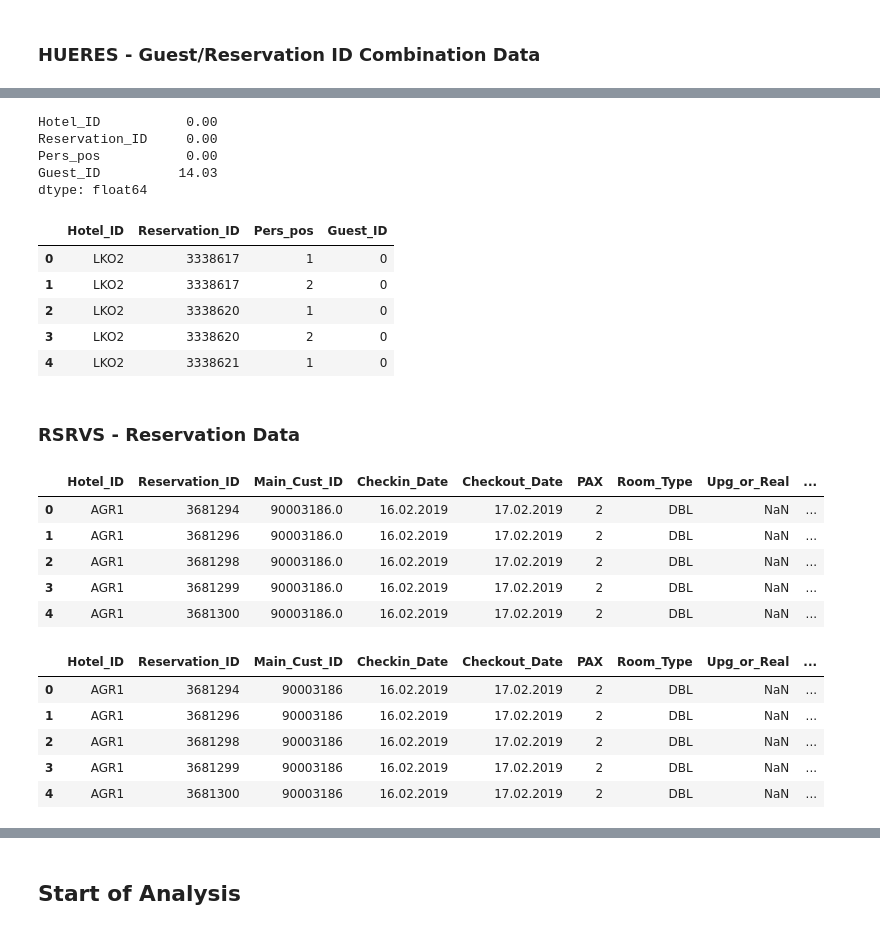
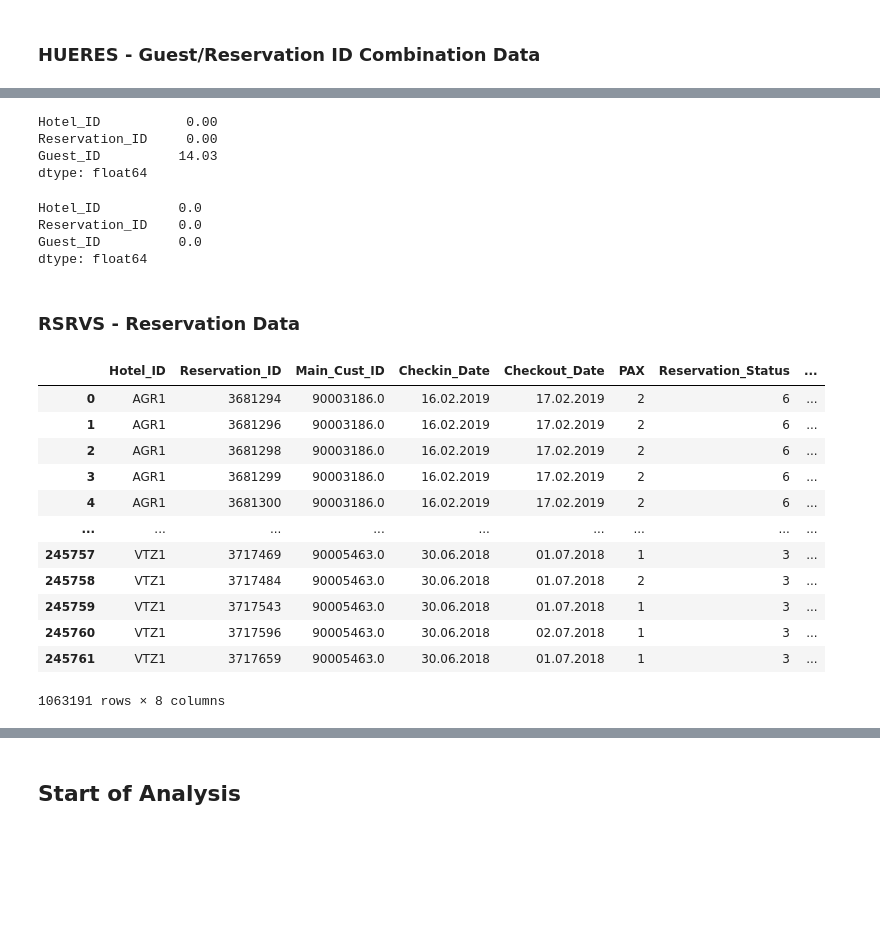
Before and after one commit to codeRSH/AAG-DS, a Jupyter notebook: AAG_Exploratory_Analysis.ipynb, the cells around one changed output, grey strips where cells are left out. Drawn from its saved outputs; the diff is of its cells as text; code cells hidden in the pictures; blank space fills up the shorter version.

```diff
--- a/AAG_Exploratory_Analysis.ipynb
+++ b/AAG_Exploratory_Analysis.ipynb
@@ -124,10 +228,13 @@ dtype: float64
 kna1_data = pd.DataFrame()
 
 # print(glob.glob(kna1_path))
+
 # Read the KNA1 data from all the available csv files
 for file in glob.glob(kna1_path):
     data = pd.read_csv(file, parse_dates=True, encoding="latin1",
-                       error_bad_lines=False, usecols = [0, 1, 2, 3, 4, 6, 12, 29] )
+                       error_bad_lines=False, usecols = [0, 1, 12] )
     kna1_data = kna1_data.append(data)
 
-kna1_data.columns = ["Cust_ID", "Country_ID", "Name", "Name2", "City", "Region", "Gender", "Company"]
+kna1_data.columns = ["Cust_ID", "Country_ID", "Gender"]
+
+kna1_data
@@ -190,12 +282,14 @@ kna1_data[(kna1_data["Gender"] != "Mr.") & (kna1_data["Gender"] != "Mrs.") ]["Ge
 hueres_data = pd.DataFrame()
 
 # print(glob.glob(hueres_path))
+
 # Read the HUERES data from all the available csv files
 for file in glob.glob(hueres_path):
     data = pd.read_csv(file, parse_dates=True, encoding="latin1",
-                       error_bad_lines=False, usecols = [0, 1, 2, 3] )
+                       error_bad_lines=False, usecols = [0, 1, 3] )
     hueres_data = hueres_data.append(data)
 
-hueres_data.columns = ["Hotel_ID", "Reservation_ID", "Pers_Pos", "Guest_ID"]
-hueres_data.head()
+hueres_data.columns = ["Hotel_ID", "Reservation_ID", "Guest_ID"]
+
+hueres_data
 # %% [output]
@@ -212,18 +312,5 @@ hueres_data.isna( ).mean().round(4) * 100
 # %% [output]
 Hotel_ID           0.00
 Reservation_ID     0.00
-Pers_pos           0.00
 Guest_ID          14.03
 dtype: float64
-# %%
-# Make Null Guest ID blank and convert it into integer
-hueres_data["Guest_ID"].fillna( value = 0, inplace = True)
-hueres_data["Guest_ID"] = hueres_data["Guest_ID"].astype(int)
-hueres_data.head()
-# %% [output]
-|  | Hotel_ID | Reservation_ID | Pers_pos | Guest_ID |
-| 0 | LKO2 | 3338617 | 1 | 0 |
-| 1 | LKO2 | 3338617 | 2 | 0 |
-| 2 | LKO2 | 3338620 | 1 | 0 |
-| 3 | LKO2 | 3338620 | 2 | 0 |
-| 4 | LKO2 | 3338621 | 1 | 0 |
@@ -230,37 +320,43 @@ hueres_data.head()
+# %%
+# Recheck the percentage of Nulls in each column
+hueres_data.isna( ).mean().round(4) * 100
+# %% [output]
+Hotel_ID          0.0
+Reservation_ID    0.0
+Guest_ID          0.0
+dtype: float64
 # %% [markdown]
 ### RSRVS - Reservation Data
 # %%
 # RSRVS Data
 rsrvs_data = pd.DataFrame()
 
 # print(glob.glob(rsrvs_path))
 # Read the RSRVS data from all the available csv files
 for file in glob.glob(rsrvs_path):
     data = pd.read_csv(file, parse_dates=True, encoding="latin1",
-                       error_bad_lines=False, usecols = [0, 1, 2, 3, 4, 7, 12, 13, 16, 18, 24, 25, 26] )
+                       error_bad_lines=False,
+                       usecols = [0, 1, 2, 3, 4, 7, 16, 26] )
     rsrvs_data = rsrvs_data.append(data)
 
-rsrvs_data.columns = ["Hotel_ID", "Reservation_ID", "Main_Cust_ID",  "Checkin_Date", "Checkout_Date", "PAX", "Room_Type", "Upg_or_Real", "Reservation_Status", "Board_ID", "Cancel_Date", "Cancel_Rsn_ID", "Reg_Date"]
-rsrvs_data.head()
+rsrvs_data.columns = ["Hotel_ID", "Reservation_ID", "Main_Cust_ID",  "Checkin_Date",
+                      "Checkout_Date", "PAX", "Reservation_Status", "Reg_Date"]
+
+rsrvs_data
 # %% [output]
-|  | Hotel_ID | Reservation_ID | Main_Cust_ID | Checkin_Date | Checkout_Date | PAX | Room_Type | Upg_or_Real | ... |
-| 0 | AGR1 | 3681294 | 90003186.0 | 16.02.2019 | 17.02.2019 | 2 | DBL | NaN | ... |
-| 1 | AGR1 | 3681296 | 90003186.0 | 16.02.2019 | 17.02.2019 | 2 | DBL | NaN | ... |
-| 2 | AGR1 | 3681298 | 90003186.0 | 16.02.2019 | 17.02.2019 | 2 | DBL | NaN | ... |
-| 3 | AGR1 | 3681299 | 90003186.0 | 16.02.2019 | 17.02.2019 | 2 | DBL | NaN | ... |
-| 4 | AGR1 | 3681300 | 90003186.0 | 16.02.2019 | 17.02.2019 | 2 | DBL | NaN | ... |
+|  | Hotel_ID | Reservation_ID | Main_Cust_ID | Checkin_Date | Checkout_Date | PAX | Reservation_Status | ... |
+| 0 | AGR1 | 3681294 | 90003186.0 | 16.02.2019 | 17.02.2019 | 2 | 6 | ... |
+| 1 | AGR1 | 3681296 | 90003186.0 | 16.02.2019 | 17.02.2019 | 2 | 6 | ... |
+| 2 | AGR1 | 3681298 | 90003186.0 | 16.02.2019 | 17.02.2019 | 2 | 6 | ... |
+| 3 | AGR1 | 3681299 | 90003186.0 | 16.02.2019 | 17.02.2019 | 2 | 6 | ... |
+| 4 | AGR1 | 3681300 | 90003186.0 | 16.02.2019 | 17.02.2019 | 2 | 6 | ... |
+| ... | ... | ... | ... | ... | ... | ... | ... | ... |
+| 245757 | VTZ1 | 3717469 | 90005463.0 | 30.06.2018 | 01.07.2018 | 1 | 3 | ... |
+| 245758 | VTZ1 | 3717484 | 90005463.0 | 30.06.2018 | 01.07.2018 | 2 | 3 | ... |
+| 245759 | VTZ1 | 3717543 | 90005463.0 | 30.06.2018 | 01.07.2018 | 1 | 3 | ... |
+| 245760 | VTZ1 | 3717596 | 90005463.0 | 30.06.2018 | 02.07.2018 | 1 | 3 | ... |
+| 245761 | VTZ1 | 3717659 | 90005463.0 | 30.06.2018 | 01.07.2018 | 1 | 3 | ... |
+1063191 rows × 8 columns
-# %%
-# Convert Null Main Customer ID to blank and convert it to integer.
-rsrvs_data["Main_Cust_ID"].fillna(value = 0, inplace = True)
-rsrvs_data["Main_Cust_ID"] = rsrvs_data["Main_Cust_ID"].astype(int)
-rsrvs_data.head()
-# %% [output]
-|  | Hotel_ID | Reservation_ID | Main_Cust_ID | Checkin_Date | Checkout_Date | PAX | Room_Type | Upg_or_Real | ... |
-| 0 | AGR1 | 3681294 | 90003186 | 16.02.2019 | 17.02.2019 | 2 | DBL | NaN | ... |
-| 1 | AGR1 | 3681296 | 90003186 | 16.02.2019 | 17.02.2019 | 2 | DBL | NaN | ... |
-| 2 | AGR1 | 3681298 | 90003186 | 16.02.2019 | 17.02.2019 | 2 | DBL | NaN | ... |
-| 3 | AGR1 | 3681299 | 90003186 | 16.02.2019 | 17.02.2019 | 2 | DBL | NaN | ... |
-| 4 | AGR1 | 3681300 | 90003186 | 16.02.2019 | 17.02.2019 | 2 | DBL | NaN | ... |
 # %%
 # Find the percentage of Nulls in each column
 rsrvs_data.isna( ).mean().round(4) * 100
```
Also changed, not shown: parts of 136 cells of this notebook.
